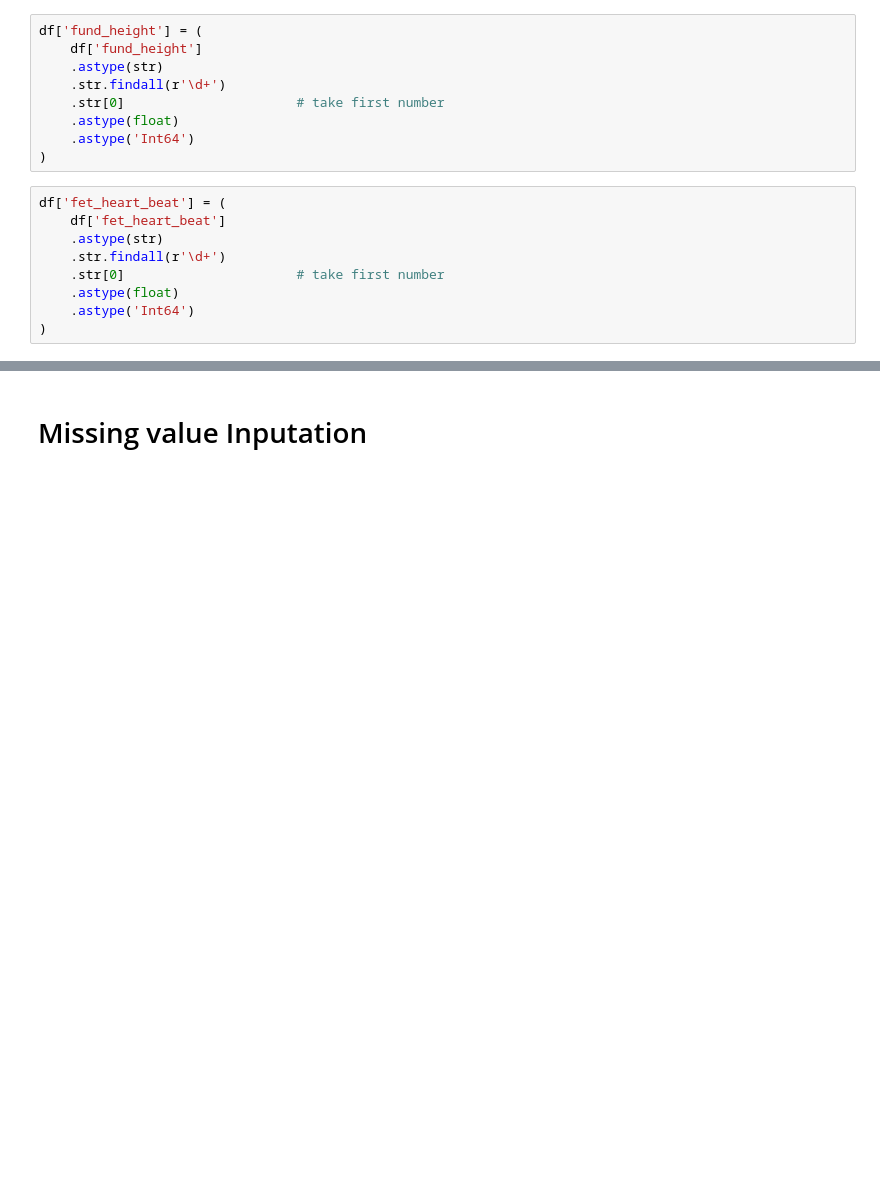
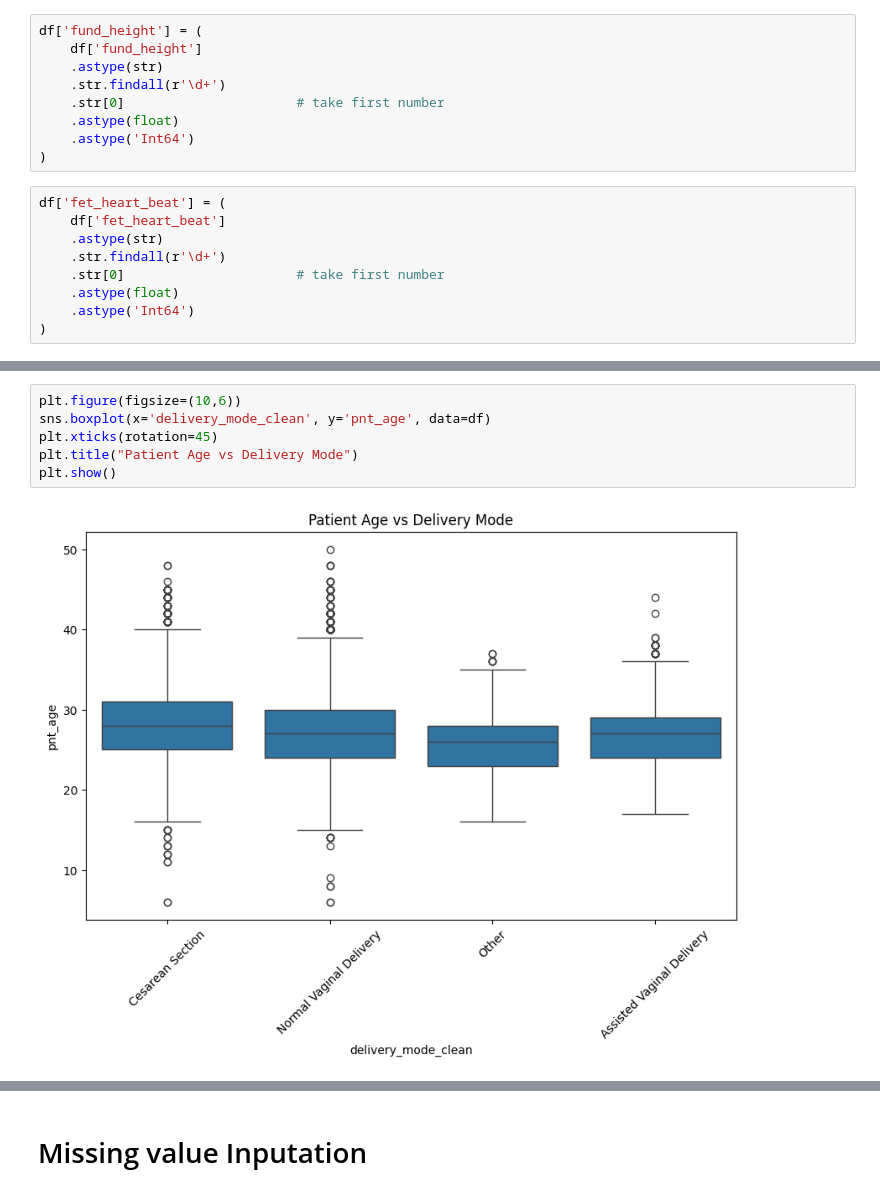
Before and after one commit to DegaregeN/mode_of_delivery-, a Jupyter notebook: data/processed/data_preprocessing.ipynb, the cells around one changed output, grey strips where cells are left out. Cells and saved outputs as stored; diff of their text form; blank space fills up the shorter version.

```diff
--- a/data/processed/data_preprocessing.ipynb
+++ b/data/processed/data_preprocessing.ipynb
@@ -600,0 +694,8 @@ df['fet_heart_beat'] = (
+# %%
+plt.figure(figsize=(10,6))
+sns.boxplot(x='delivery_mode_clean', y='pnt_age', data=df)
+plt.xticks(rotation=45)
+plt.title("Patient Age vs Delivery Mode")
+plt.show()
+# %% [output]
+[figure, added]
```
Also changed, not shown: parts of 29 cells of this notebook, 1 other file.
